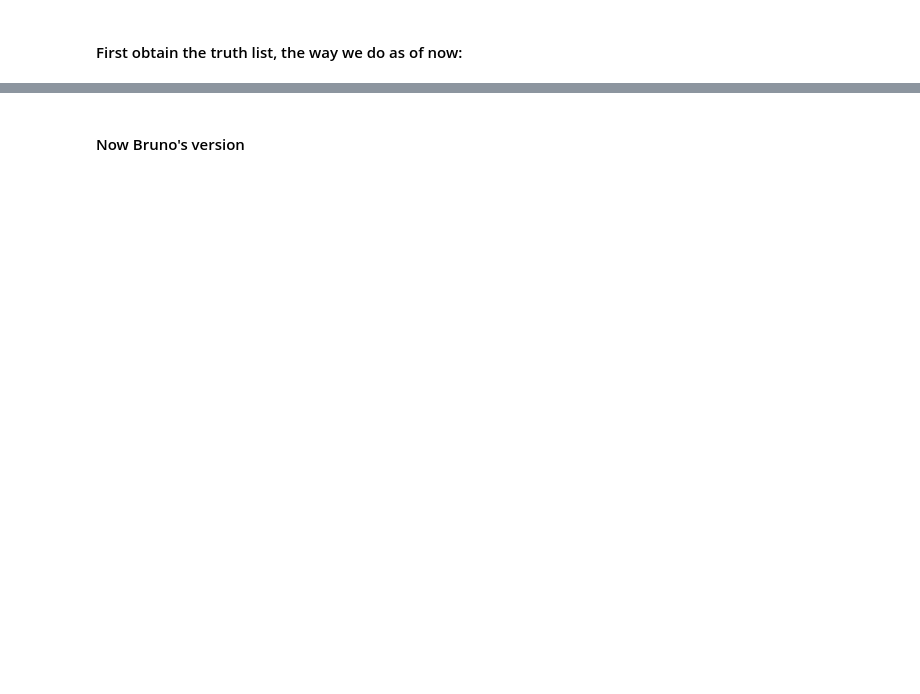
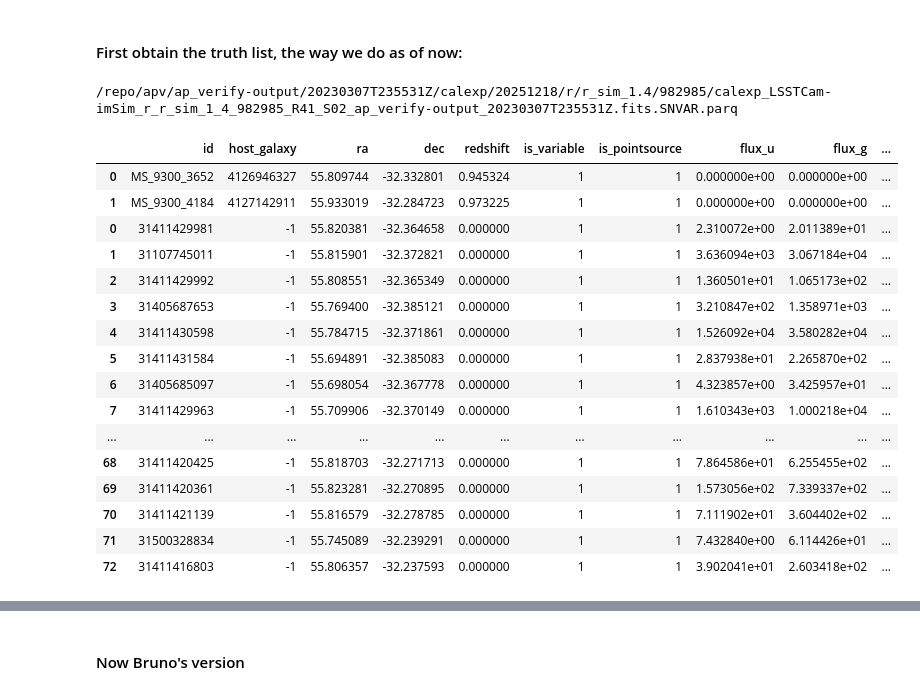
Before and after one commit to lsst-dm/ap_pipe-notebooks, a Jupyter notebook: notebooks/DM-40859.ipynb, the cells around one changed output, grey strips where cells are left out. Drawn from its saved outputs; the diff is of its cells as text; code cells hidden in the pictures; blank space fills up the shorter version.

```diff
--- a/notebooks/DM-40859.ipynb
+++ b/notebooks/DM-40859.ipynb
@@ -10,4 +14,44 @@ import numpy as np
 import matplotlib.pyplot as plt
 # %% [markdown]
 #### First obtain the truth list, the way we do as of now:
+# %%
+collection = sys.argv[1] if len(sys.argv)>1 else 'latest' #pick the latest collection in the butler registry by default
+
+# Create a lsst butler object
+butler = Butler('/repo/apv')
+
+# The dimensions of the specific image we want to look at
+visit = 982985
+detector = 164
+
+
+#--- Get the truth file URI (which is right next to the calexp file)
+sciFile = butler.getURI('calexp',
+                        collections='ap_verify-output',
+                        dataId={'instrument': 'LSSTCam-imSim', 'visit': visit, 'detector': detector}).ospath
+truthfile = sciFile + '.SNVAR.parq'
+print(truthfile)
+
+truth_all = pd.read_parquet(truthfile, engine='pyarrow')
+
+truth_all
+# %% [output]
+/repo/apv/ap_verify-output/20230307T235531Z/calexp/20251218/r/r_sim_1.4/982985/calexp_LSSTCam-imSim_r_r_sim_1_4_982985_R41_S02_ap_verify-output_20230307T235531Z.fits.SNVAR.parq
+|  | id | host_galaxy | ra | dec | redshift | is_variable | is_pointsource | flux_u | flux_g | ... |
+| 0 | MS_9300_3652 | 4126946327 | 55.809744 | -32.332801 | 0.945324 | 1 | 1 | 0.000000e+00 | 0.000000e+00 | ... |
+| 1 | MS_9300_4184 | 4127142911 | 55.933019 | -32.284723 | 0.973225 | 1 | 1 | 0.000000e+00 | 0.000000e+00 | ... |
+| 0 | 31411429981 | -1 | 55.820381 | -32.364658 | 0.000000 | 1 | 1 | 2.310072e+00 | 2.011389e+01 | ... |
+| 1 | 31107745011 | -1 | 55.815901 | -32.372821 | 0.000000 | 1 | 1 | 3.636094e+03 | 3.067184e+04 | ... |
+| 2 | 31411429992 | -1 | 55.808551 | -32.365349 | 0.000000 | 1 | 1 | 1.360501e+01 | 1.065173e+02 | ... |
+| 3 | 31405687653 | -1 | 55.769400 | -32.385121 | 0.000000 | 1 | 1 | 3.210847e+02 | 1.358971e+03 | ... |
+| 4 | 31411430598 | -1 | 55.784715 | -32.371861 | 0.000000 | 1 | 1 | 1.526092e+04 | 3.580282e+04 | ... |
+| 5 | 31411431584 | -1 | 55.694891 | -32.385083 | 0.000000 | 1 | 1 | 2.837938e+01 | 2.265870e+02 | ... |
+| 6 | 31405685097 | -1 | 55.698054 | -32.367778 | 0.000000 | 1 | 1 | 4.323857e+00 | 3.425957e+01 | ... |
+| 7 | 31411429963 | -1 | 55.709906 | -32.370149 | 0.000000 | 1 | 1 | 1.610343e+03 | 1.000218e+04 | ... |
+| ... | ... | ... | ... | ... | ... | ... | ... | ... | ... | ... |
+| 68 | 31411420425 | -1 | 55.818703 | -32.271713 | 0.000000 | 1 | 1 | 7.864586e+01 | 6.255455e+02 | ... |
+| 69 | 31411420361 | -1 | 55.823281 | -32.270895 | 0.000000 | 1 | 1 | 1.573056e+02 | 7.339337e+02 | ... |
+| 70 | 31411421139 | -1 | 55.816579 | -32.278785 | 0.000000 | 1 | 1 | 7.111902e+01 | 3.604402e+02 | ... |
+| 71 | 31500328834 | -1 | 55.745089 | -32.239291 | 0.000000 | 1 | 1 | 7.432840e+00 | 6.114426e+01 | ... |
+| 72 | 31411416803 | -1 | 55.806357 | -32.237593 | 0.000000 | 1 | 1 | 3.902041e+01 | 2.603418e+02 | ... |
 # %%
```
Also changed, not shown: parts of 21 cells of this notebook.
